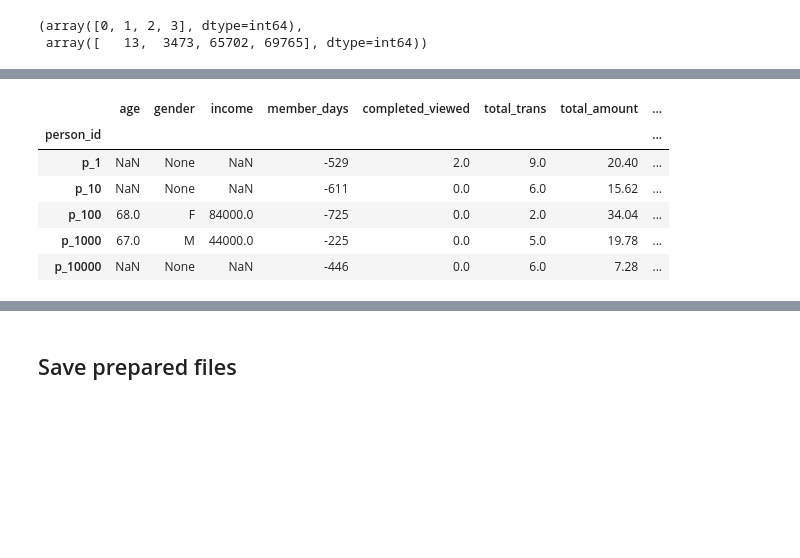
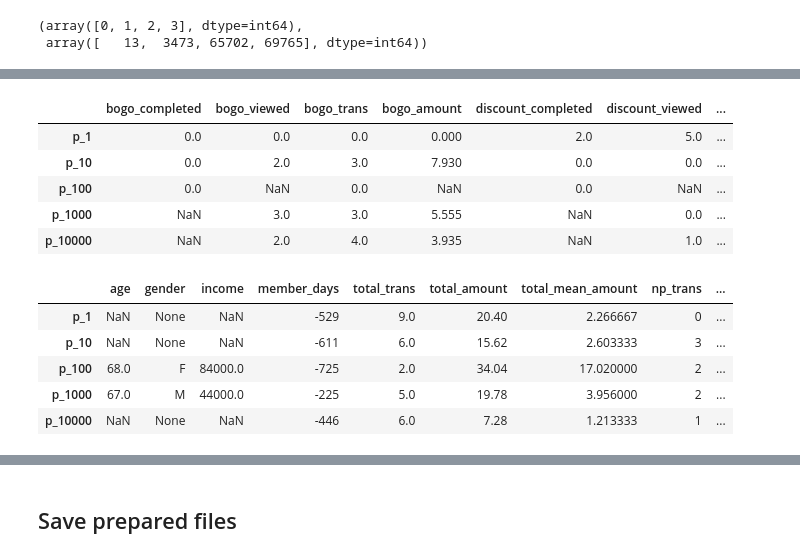
Before and after one commit to rbuerki/segmentation-challenge-starbucks, a Jupyter notebook: 1-data_prep.ipynb, the cells around one changed output, grey strips where cells are left out. Drawn from its saved outputs; the diff is of its cells as text; code cells hidden in the pictures; blank space fills up the shorter version.

Commit message:
REFACTOR: rework aggregations, change "profile long" to "profile type"

```diff
--- a/1-data_prep.ipynb
+++ b/1-data_prep.ipynb
@@ -888,14 +892,14 @@ display(promo_type_agg.head(6))
 # replace offer ids in column labels with offer types on a copy of the transcript_extended file
 map_dict = {'o_1':'bogo','o_2':'bogo','o_3':'bogo','o_4':'bogo',
             'o_5':'discount', 'o_6':'discount', 'o_7':'discount','o_8':'discount',
-           'o_9':'informational', 'o_10':'informational'}
+            'o_9':'informational', 'o_10':'informational'}
 
 promo_amount = transcript_extended.copy()
 promo_amount.columns = [map_dict[x] if x in map_dict.keys() else x for x in promo_amount.columns]
 
 # group by offer types, order cols
 promo_amount = promo_amount.groupby(by=promo_amount.columns, axis=1).sum()
-promo_amount = promo_amount.reindex(columns = list(['person_id', 'amount', 'bogo', 'discount', 'informational']))
+promo_amount = promo_amount.reindex(columns = ['person_id', 'amount', 'bogo', 'discount', 'informational'])
 promo_amount = promo_amount.loc[promo_amount['amount'] != 0]
 
 # check results
@@ -941,0 +973,4 @@ test_df = promo_amount.iloc[:10,]
+# %%
+# call function and check result
+amounts_per_offer_type = split_amounts_to_offers(promo_amount)
+display(amounts_per_offer_type.head(10))
@@ -941,0 +990,7 @@ test_df = promo_amount.iloc[:10,]
+# %%
+# aggregate offer type events for every person
+amounts_agg = pd.DataFrame(amounts_per_offer_type.groupby(['person_id']).sum())
+amounts_agg.columns = ['bogo_amount', 'discount_amount', 'info_amount']
+
+# check results
+display(amounts_agg.head())
@@ -942,17 +1005,38 @@ test_df = promo_amount.iloc[:10,]
+# %%
+"""bring everything together"""
+
+# Step 1: add promo_type_agg and amount_agg
+columns_list = ['bogo_completed', 'bogo_viewed', 'bogo_trans',
+               'discount_completed', 'discount_viewed', 'discount_trans',
+               'info_completed', 'info_viewed', 'info_trans', ]
+promo_type_agg.columns = promo_type_agg.columns.droplevel()
+promo_type_agg.columns = columns_list
+
+promo_type_full = pd.concat([promo_type_agg, amounts_agg], axis=1, sort=True)
+promo_type_full = promo_type_full.reindex(columns = ['bogo_completed', 'bogo_viewed', 'bogo_trans',
+               'bogo_amount', 'discount_completed', 'discount_viewed', 'discount_trans', 'discount_amount',
+               'info_completed', 'info_viewed', 'info_trans', 'info_amount'])
+
+display(promo_type_full.head())
+# %% [output]
+|  | bogo_completed | bogo_viewed | bogo_trans | bogo_amount | discount_completed | discount_viewed | ... |
+| p_1 | 0.0 | 0.0 | 0.0 | 0.000 | 2.0 | 5.0 | ... |
+| p_10 | 0.0 | 2.0 | 3.0 | 7.930 | 0.0 | 0.0 | ... |
+| p_100 | 0.0 | NaN | 0.0 | NaN | 0.0 | NaN | ... |
+| p_1000 | NaN | 3.0 | 3.0 | 5.555 | NaN | 0.0 | ... |
+| p_10000 | NaN | 2.0 | 4.0 | 3.935 | NaN | 1.0 | ... |
 # %%
-"""add to profile_extended, drop the cumulated promo aggregations"""
+# Step 2: add promo_type_full to profile_extended and drop the aggregated promo info
+profile_type = pd.concat([profile_extended, promo_type_full], axis=1, sort=True)
+profile_type.drop(['offer_received', 'offer_viewed', 'offer_completed', 'completed_viewed'], axis=1, inplace=True)
 
-profile_long = pd.concat([profile_extended, promo_separate], axis=1, sort=True)
-profile_long.drop(['offer_received', 'offer_viewed', 'offer_completed'], axis=1, inplace=True)
-
-# eliminate NaN in aggregated data and check results
-profile_long.iloc[: , 4:] = profile_long.iloc[: , 4:].fillna(value=0.0)
-profile_long.head()
+# eliminate NaN in aggregated data and check final result
+profile_type.iloc[: , 4:] = profile_type.iloc[: , 4:].fillna(value=0.0)
+profile_type.head()
 # %% [output]
-|  | age | gender | income | member_days | completed_viewed | total_trans | total_amount | ... |
-| person_id |  |  |  |  |  |  |  | ... |
-| p_1 | NaN | None | NaN | -529 | 2.0 | 9.0 | 20.40 | ... |
-| p_10 | NaN | None | NaN | -611 | 0.0 | 6.0 | 15.62 | ... |
-| p_100 | 68.0 | F | 84000.0 | -725 | 0.0 | 2.0 | 34.04 | ... |
-| p_1000 | 67.0 | M | 44000.0 | -225 | 0.0 | 5.0 | 19.78 | ... |
-| p_10000 | NaN | None | NaN | -446 | 0.0 | 6.0 | 7.28 | ... |
+|  | age | gender | income | member_days | total_trans | total_amount | total_mean_amount | np_trans | ... |
+| p_1 | NaN | None | NaN | -529 | 9.0 | 20.40 | 2.266667 | 0 | ... |
+| p_10 | NaN | None | NaN | -611 | 6.0 | 15.62 | 2.603333 | 3 | ... |
+| p_100 | 68.0 | F | 84000.0 | -725 | 2.0 | 34.04 | 17.020000 | 2 | ... |
+| p_1000 | 67.0 | M | 44000.0 | -225 | 5.0 | 19.78 | 3.956000 | 2 | ... |
+| p_10000 | NaN | None | NaN | -446 | 6.0 | 7.28 | 1.213333 | 1 | ... |
```
Also changed, not shown: parts of 14 cells of this notebook, 5 other files.
